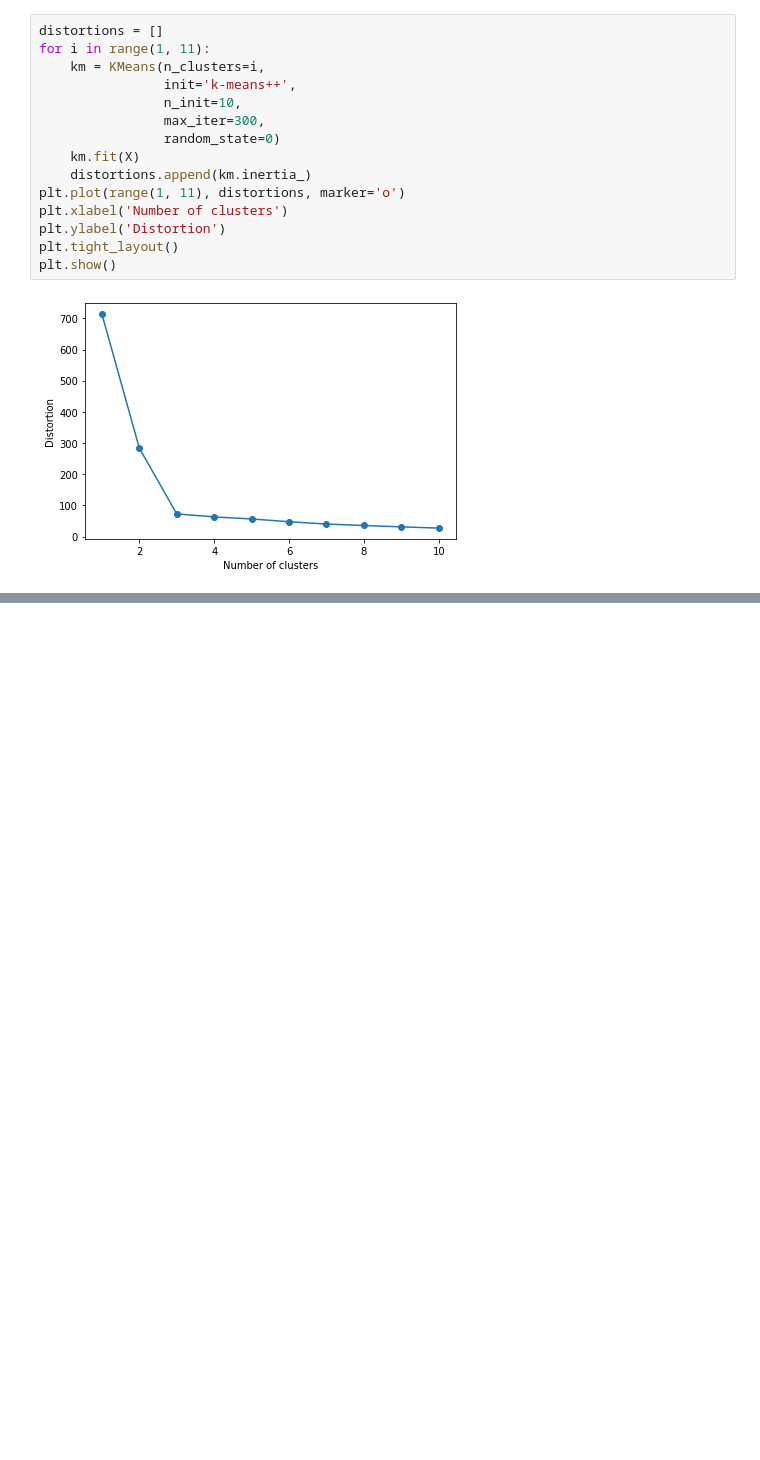
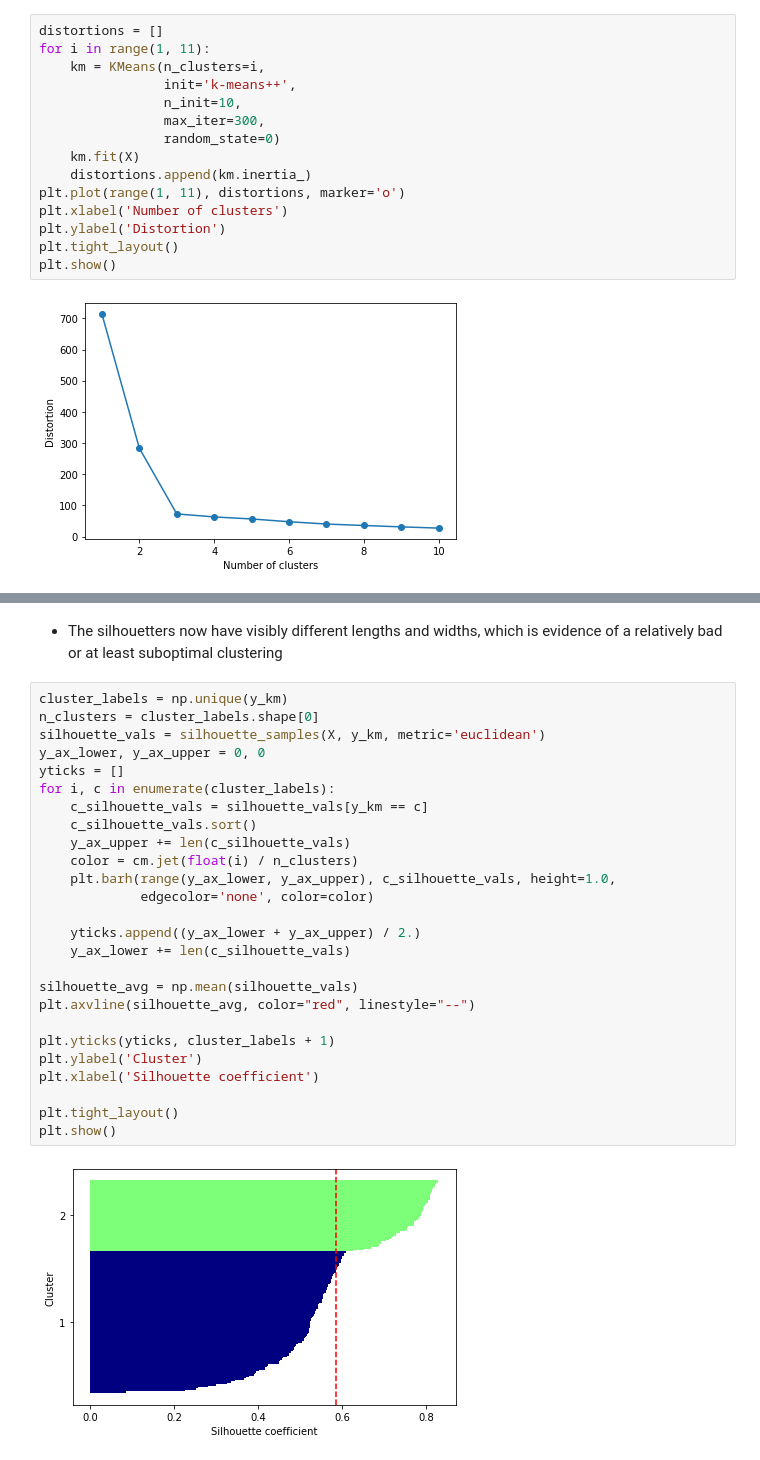
Before and after one commit to yonsken/python-ml-exercises, a Jupyter notebook: chapter_exercises/chapter_11/clustering_analysis.ipynb, the cells around one changed output, grey strips where cells are left out. Cells and saved outputs as stored; diff of their text form; blank space fills up the shorter version.

```diff
--- a/chapter_exercises/chapter_11/clustering_analysis.ipynb
+++ b/chapter_exercises/chapter_11/clustering_analysis.ipynb
@@ -107,0 +186,30 @@ plt.show()
+# %% [markdown]
+- The silhouetters now have visibly different lengths and widths, which is evidence of a relatively bad or at least suboptimal clustering
+# %%
+cluster_labels = np.unique(y_km)
+n_clusters = cluster_labels.shape[0]
+silhouette_vals = silhouette_samples(X, y_km, metric='euclidean')
+y_ax_lower, y_ax_upper = 0, 0
+yticks = []
+for i, c in enumerate(cluster_labels):
+    c_silhouette_vals = silhouette_vals[y_km == c]
+    c_silhouette_vals.sort()
+    y_ax_upper += len(c_silhouette_vals)
+    color = cm.jet(float(i) / n_clusters)
+    plt.barh(range(y_ax_lower, y_ax_upper), c_silhouette_vals, height=1.0,
+             edgecolor='none', color=color)
+
+    yticks.append((y_ax_lower + y_ax_upper) / 2.)
+    y_ax_lower += len(c_silhouette_vals)
+
+silhouette_avg = np.mean(silhouette_vals)
+plt.axvline(silhouette_avg, color="red", linestyle="--")
+
+plt.yticks(yticks, cluster_labels + 1)
+plt.ylabel('Cluster')
+plt.xlabel('Silhouette coefficient')
+
+plt.tight_layout()
+plt.show()
+# %% [output]
+[figure, added]
```
Also changed, not shown: parts of 36 cells of this notebook.
